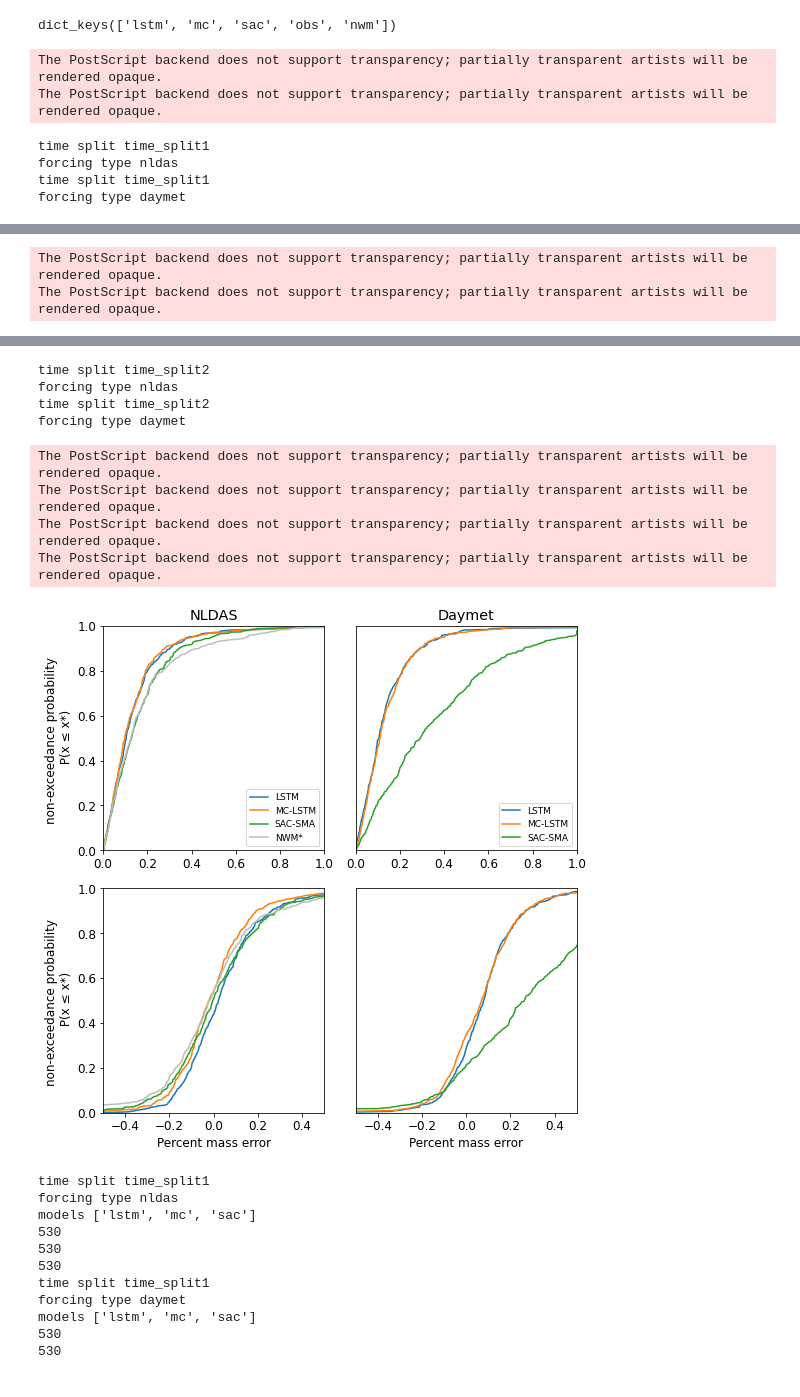
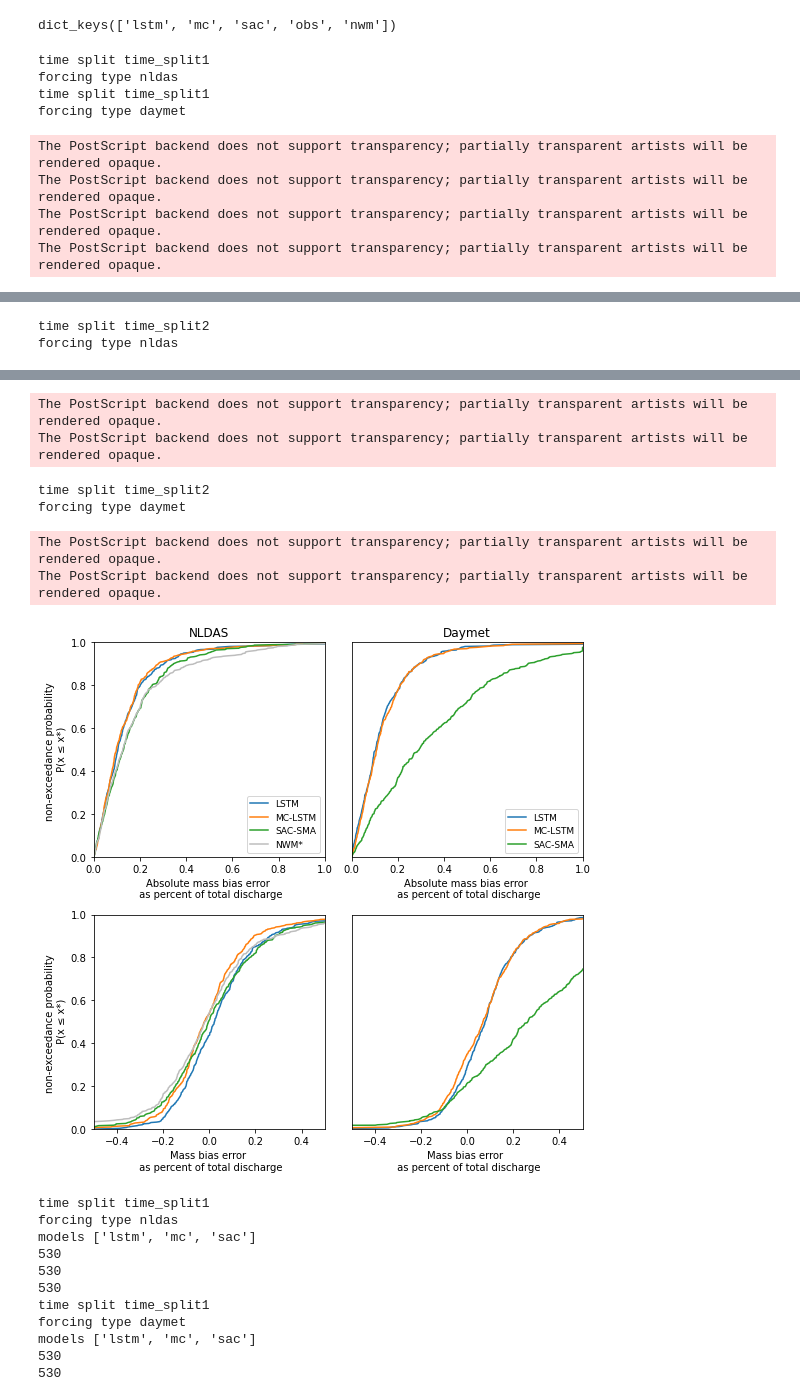
Before and after one commit to jmframe/mclstm_2021_mass_balance, a Jupyter notebook: results/make_figures.ipynb, the cells around one changed output, grey strips where cells are left out. Drawn from its saved outputs; the diff is of its cells as text; code cells hidden in the pictures.

```diff
--- a/results/make_figures.ipynb
+++ b/results/make_figures.ipynb
@@ -278,10 +278,10 @@ for tsplt in time_splitz:
 
         limz = {'absolute':([0,1],[0,1]), 'positive':([0,1],[0.4,1]),
                 'negative':([-1,0],[0,0.4]), 'neg-pos':([-.5,.5],[0,1])}
-        xlabz = {'absolute':'Absolute percent mass error',
+        xlabz = {'absolute':'Absolute mass bias error \n as percent of total discharge',
                  'positive':'Positive mass error (percent)',
                  'negative':'Negative mass error (percent)',
-                 'neg-pos':'Percent mass error'}
+                 'neg-pos':'Mass bias error \n as percent of total discharge'}
         yvalues={}
         plotdata={}
         for iplot, error_type in enumerate(['absolute', 'positive', 'negative']):
@@ -320,6 +320,7 @@ for tsplt in time_splitz:
         ax.set_ylim(limz[error_type][1])
         ax.set_title(forcingz[forcing_type])
         ax.legend(df_labz, fontsize=9)
+        ax.set_xlabel(xlabz['absolute'])
         if forcing_type == 'daymet':
             ax.set_yticks([])
         else:
@@ -367,9 +368,11 @@ for tsplt in time_splitz:
     plt.show()
     plt.close()
 # %% [output]
-The PostScript backend does not support transparency; partially transparent artists will be rendered opaque.
-The PostScript backend does not support transparency; partially transparent artists will be rendered opaque.
+time split time_split1
+forcing type nldas
+time split time_split1
+forcing type daymet
-time split time_split1
-forcing type nldas
-time split time_split1
-forcing type daymet
+The PostScript backend does not support transparency; partially transparent artists will be rendered opaque.
+The PostScript backend does not support transparency; partially transparent artists will be rendered opaque.
+The PostScript backend does not support transparency; partially transparent artists will be rendered opaque.
+The PostScript backend does not support transparency; partially transparent artists will be rendered opaque.
@@ -376,2 +380,2 @@ forcing type daymet
-The PostScript backend does not support transparency; partially transparent artists will be rendered opaque.
-The PostScript backend does not support transparency; partially transparent artists will be rendered opaque.
+time split time_split2
+forcing type nldas
@@ -379,12 +382,10 @@ The PostScript backend does not support transparency; partially transparent arti
-time split time_split2
-forcing type nldas
-time split time_split2
-forcing type daymet
+The PostScript backend does not support transparency; partially transparent artists will be rendered opaque.
+The PostScript backend does not support transparency; partially transparent artists will be rendered opaque.
-The PostScript backend does not support transparency; partially transparent artists will be rendered opaque.
-The PostScript backend does not support transparency; partially transparent artists will be rendered opaque.
-The PostScript backend does not support transparency; partially transparent artists will be rendered opaque.
-The PostScript backend does not support transparency; partially transparent artists will be rendered opaque.
+time split time_split2
+forcing type daymet
+The PostScript backend does not support transparency; partially transparent artists will be rendered opaque.
+The PostScript backend does not support transparency; partially transparent artists will be rendered opaque.
-[figure, old version]
+[figure, new version]
 # %%
 with open('mass_basin_list.pkl', 'rb') as fb:
     mass_basin_list = pkl.load(fb)
```
Also changed, not shown: parts of 2 cells of this notebook.
